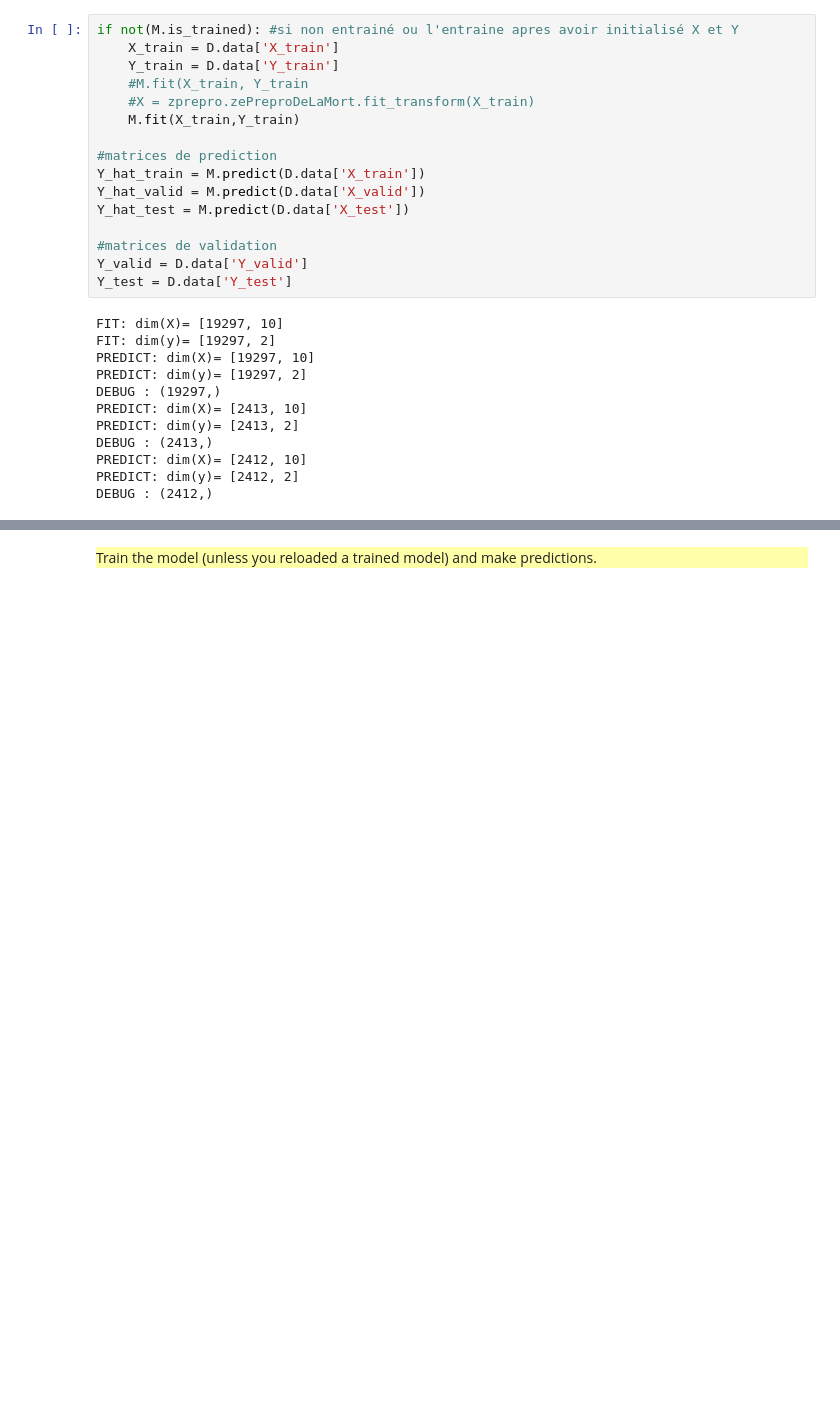
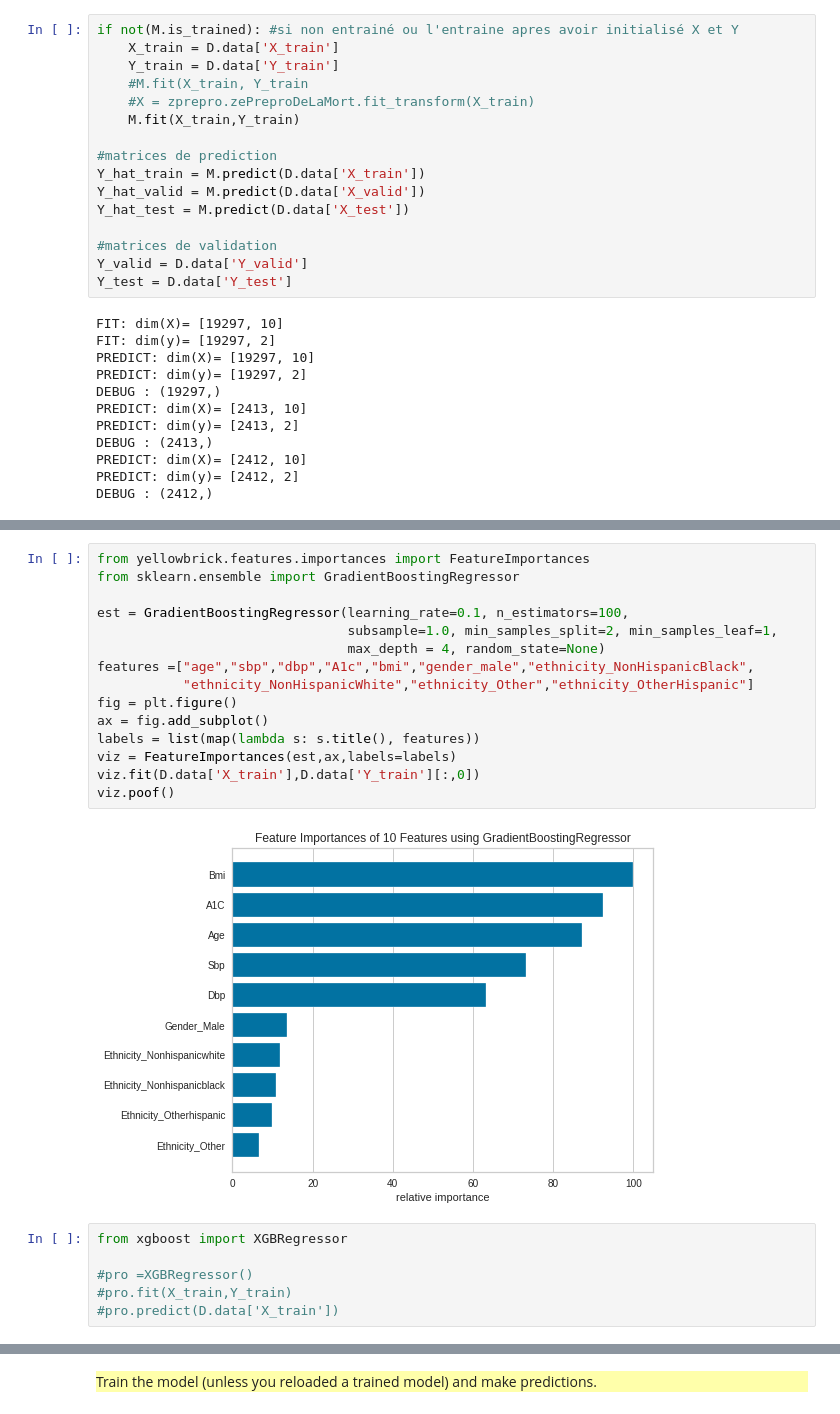
Before and after one commit to upsudghosts/ghosts, a Jupyter notebook: starting_kit/README.ipynb, the cells around one changed output, grey strips where cells are left out. Cells and saved outputs as stored; diff of their text form; blank space fills up the shorter version.

```diff
--- a/starting_kit/README.ipynb
+++ b/starting_kit/README.ipynb
@@ -258,2 +284,25 @@ DEBUG : (2412,)
+# %%
+from yellowbrick.features.importances import FeatureImportances
+from sklearn.ensemble import GradientBoostingRegressor
+
+est = GradientBoostingRegressor(learning_rate=0.1, n_estimators=100,
+                                subsample=1.0, min_samples_split=2, min_samples_leaf=1,
+                                max_depth = 4, random_state=None)
+features =["age","sbp","dbp","A1c","bmi","gender_male","ethnicity_NonHispanicBlack",
+           "ethnicity_NonHispanicWhite","ethnicity_Other","ethnicity_OtherHispanic"]
+fig = plt.figure()
+ax = fig.add_subplot()
+labels = list(map(lambda s: s.title(), features))
+viz = FeatureImportances(est,ax,labels=labels)
+viz.fit(D.data['X_train'],D.data['Y_train'][:,0])
+viz.poof()
+# %% [output]
+[figure, added]
+# %%
+from xgboost import XGBRegressor
+
+#pro =XGBRegressor()
+#pro.fit(X_train,Y_train)
+#pro.predict(D.data['X_train'])
 # %%
 
```
Also changed, not shown: parts of 17 cells of this notebook, 5 other files.
